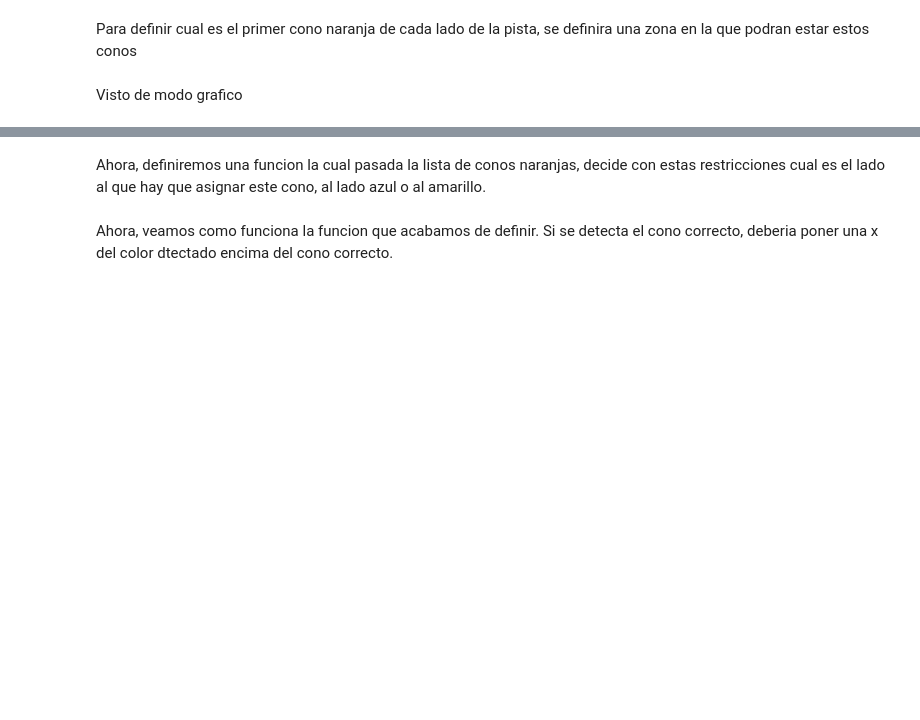
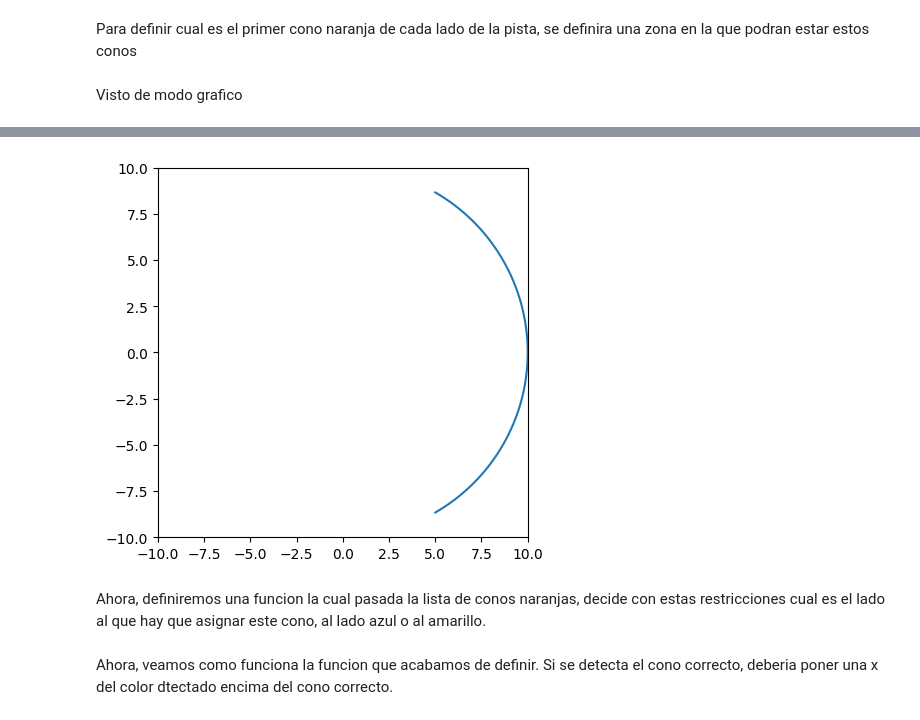
Before and after one commit to ortiwii/tfg-modulo-planificacion, a Jupyter notebook: notebooks/Track Boundings.ipynb, the cells around one changed output, grey strips where cells are left out. Saved outputs shown, nothing was run; the diff lists cells and outputs as text; code cells hidden in the pictures; blank space fills up the shorter version.

```diff
--- a/notebooks/Track Boundings.ipynb
+++ b/notebooks/Track Boundings.ipynb
@@ -50,3 +87,32 @@ plt.show()
+# %%
+import matplotlib.pyplot as plt
+import numpy as np
+import math
+
+# Crear los datos para el círculo
+radius = 10
+theta = np.linspace(-np.pi/3,np.pi/3, 100)
+x = np.array(radius * np.cos(theta))
+y = np.array(radius * np.sin(theta))
+
+# Crear la figura y los ejes
+fig, ax = plt.subplots()
+
+# Graficar el círculo
+# i = math.floor(x.shape[0]/2)
+ax.plot(x, y)
+
+# Establecer los límites de los ejes
+ax.set_xlim([-radius, radius])
+ax.set_ylim([-radius, radius])
+
+# Establecer el aspecto de los ejes
+ax.set_aspect('equal', adjustable='box')
+
+# Mostrar la figura
+plt.show()
+# %% [output]
+[figure, added]
 # %% [markdown]
 Ahora, definiremos una funcion la cual pasada la lista de conos naranjas, decide con estas restricciones cual es el lado al que hay que asignar este cono, al lado azul o al amarillo.
 # %%
```
Also changed, not shown: parts of 5 cells of this notebook, 10 other files.
